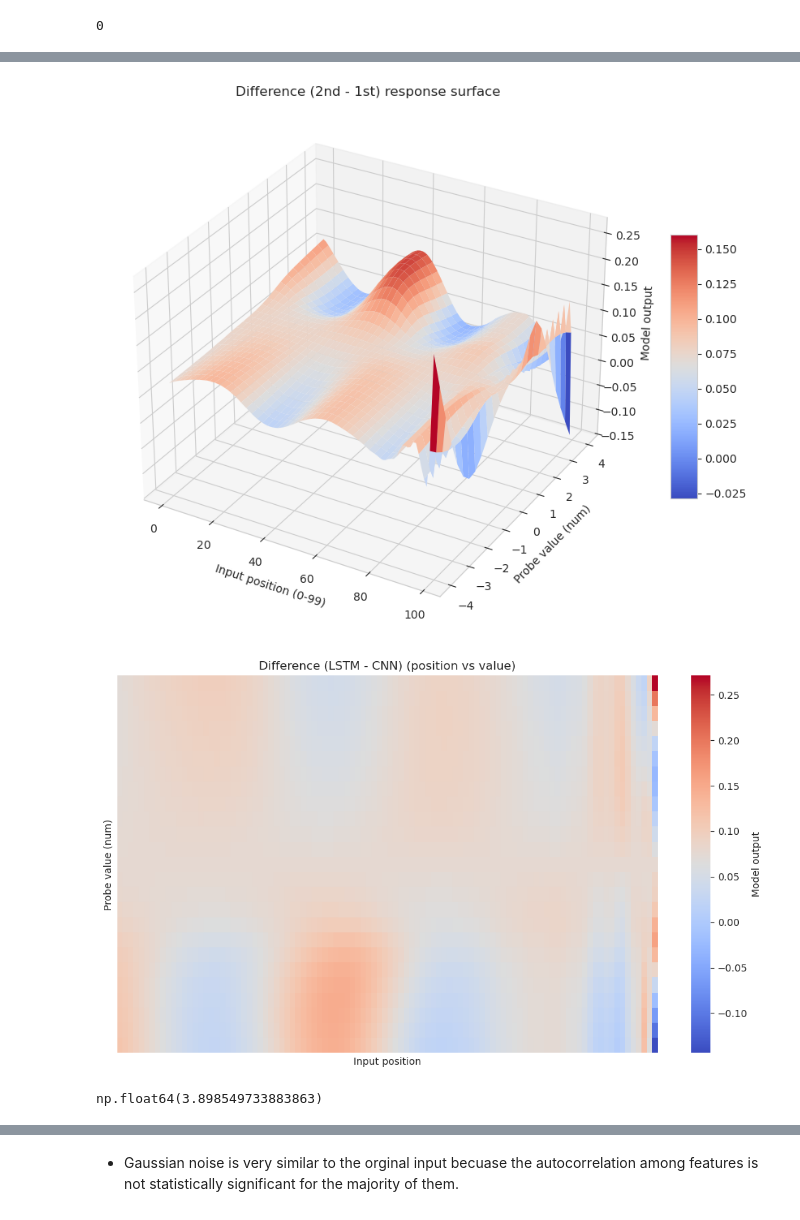
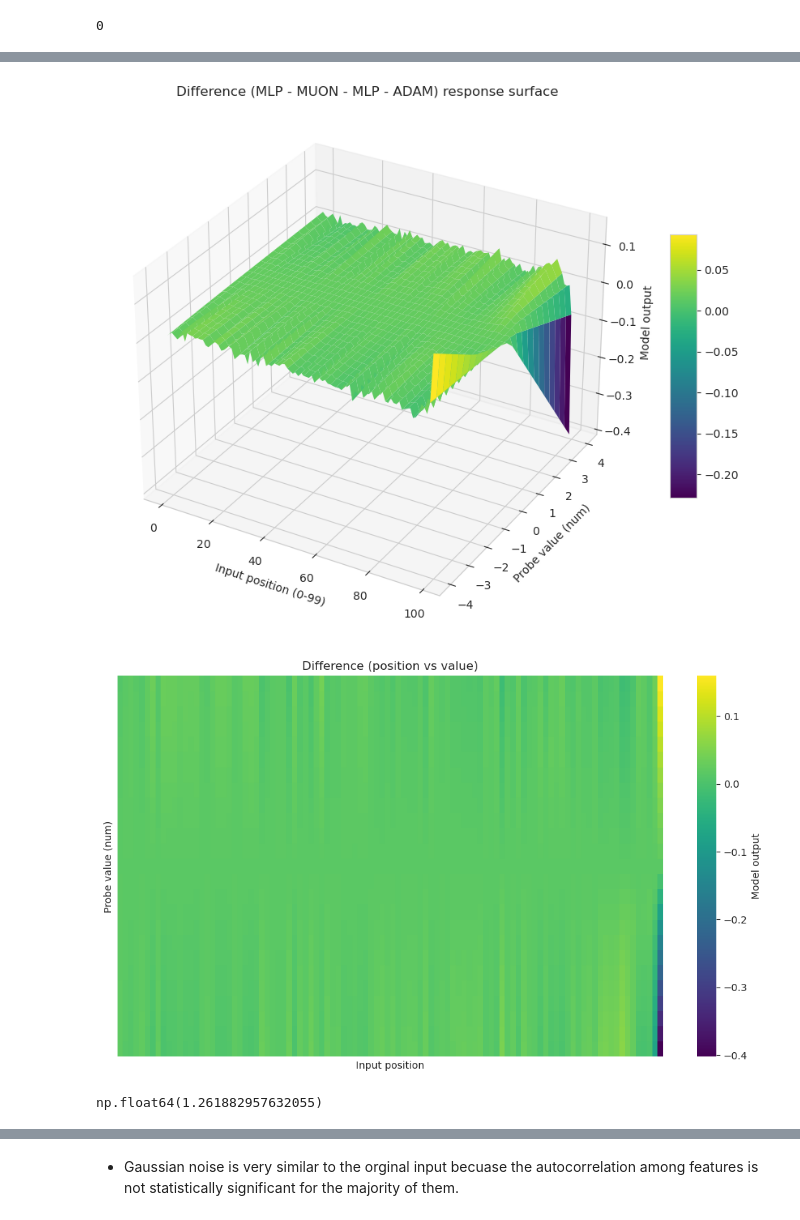
Before and after one commit to FedericoCortesi/finNN_code, a Jupyter notebook: src/benchmarks/forecast.ipynb, the cells around one changed output, grey strips where cells are left out. Drawn from its saved outputs; the diff is of its cells as text; code cells hidden in the pictures.

```diff
--- a/src/benchmarks/forecast.ipynb
+++ b/src/benchmarks/forecast.ipynb
@@ -802,19 +997,24 @@ size = 100
 ys = []
 nums = np.linspace(-4, 4, 25)
 sns.set_palette("dark")
-plt.figure(figsize=(12, 8))  # Set a larger figure size
+plt.figure(figsize=(16, 10))  # Set a larger figure size
 
+#sub = [models[1], models[3]]
+names = ["MLP - ADAM", "MLP - MUON"]
+
+markers = ['o', 's', '^', 'D', 'v', 'p', 'X', '*']
+print(val_mses)
 for i, model in enumerate(models):
     inner_ys = []
     for n in nums:
-        y = probe_num(model, cfg_lstm, size, num=n).ravel()[99]
+        y = probe_num(model, cfgs[i], size, num=n).ravel()[99]
         inner_ys.append(y)
 
     ys.append(inner_ys)
-    sns.lineplot(x=nums, y=inner_ys, label=f"Model {i+1}")  # Add legend for each model
+    plt.plot(nums, inner_ys, label=f"{names[i]} - lr {lr_list[i]:.4f} - MSE Val {val_mses[i]:.4f}", marker=markers[i % len(markers)])  # Allow matplotlib to auto-select marker and linestyle
 
 plt.xlabel("Probe Value (num)")
-plt.ylabel("Output at Position 99")
+plt.ylabel(r"Output at Position $t-1$")
 plt.title("Model Outputs for Different Probe Values")
 plt.legend(title="Models")  # Add a legend with a title
 plt.grid(True)
@@ -824,0 +1026,6 @@ plt.show()
+# %%
+n = 1
+plt.figure(figsize=(16,10))
+y_first = probe_num(sub[1], cfg_cnn, size, num=n).ravel()
+
+sns.barplot(y_first)
@@ -837,58 +1047,72 @@ size = 100                      # input dimension
 
 Z_first = np.zeros((len(nums), size))
 Z_second = np.zeros((len(nums), size))
+#Z_third = np.zeros((len(nums), size))
 Z_diff = np.zeros((len(nums), size))
 
 for i, n in enumerate(nums):
     # assuming probe_num returns shape (size,) or (size,1)
-    y_first = probe_num(models[0], cfg_lstm, size, num=n).ravel()
-    y_second = probe_num(models[1], cfg_lstm, size, num=n).ravel()
+    y_first = probe_num(models[0], cfgs[0], size, num=n).ravel()
+    y_second = probe_num(models[1], cfgs[1], size, num=n).ravel()
+#    y_third = probe_num(models[2], cfgs[2], size, num=n).ravel()
 
     Z_first[i, :] = y_first
     Z_second[i, :] = y_second
+#    Z_third[i, :] = y_third
     Z_diff[i, :] = y_second - y_first
 
 X, Y = np.meshgrid(np.arange(size), nums)  # X: position, Y: num
 
 fig = plt.figure(figsize=(10, 7))
 ax = fig.add_subplot(111, projection='3d')
-surf = ax.plot_surface(X, Y, Z_first, cmap="coolwarm", linewidth=0, antialiased=True)
+surf = ax.plot_surface(X, Y, Z_first, cmap="viridis", linewidth=0, antialiased=True)
 fig.colorbar(surf, ax=ax, shrink=0.5, aspect=10)
 ax.set_xlabel("Input position (0-99)")
 ax.set_ylabel("Probe value (num)")
-ax.set_zlabel("Model output")
-ax.set_title("First response surface")
+ax.set_zlabel(f"Model output")
+ax.set_title(f"{names[0]} response surface")
 plt.tight_layout()
 plt.show()
 
 fig = plt.figure(figsize=(10, 7))
 ax = fig.add_subplot(111, projection='3d')
-surf = ax.plot_surface(X, Y, Z_second, cmap="coolwarm", linewidth=0, antialiased=True)
+surf = ax.plot_surface(X, Y, Z_second, cmap="viridis", linewidth=0, antialiased=True)
+fig.colorbar(surf, ax=ax, shrink=0.5, aspect=10)
+ax.set_xlabel("Input position (0-99)")
+ax.set_ylabel("Probe value (num)")
+ax.set_zlabel(f"Model output")
+ax.set_title(f"{names[1]} response surface")
+plt.tight_layout()
+plt.show()
+
+#fig = plt.figure(figsize=(10, 7))
+#ax = fig.add_subplot(111, projection='3d')
+#surf = ax.plot_surface(X, Y, Z_third, cmap="viridis", linewidth=0, antialiased=True)
+#fig.colorbar(surf, ax=ax, shrink=0.5, aspect=10)
+#ax.set_xlabel("Input position (0-99)")
+#ax.set_ylabel("Probe value (num)")
+#ax.set_zlabel(f"Model output")
+#ax.set_title(f"{names[2]} response surface")
+#plt.tight_layout()
+#plt.show()
+
+fig = plt.figure(figsize=(10, 7))
+ax = fig.add_subplot(111, projection='3d')
+surf = ax.plot_surface(X, Y, Z_diff, cmap="viridis", linewidth=0, antialiased=True)
 fig.colorbar(surf, ax=ax, shrink=0.5, aspect=10)
 ax.set_xlabel("Input position (0-99)")
 ax.set_ylabel("Probe value (num)")
 ax.set_zlabel("Model output")
-ax.set_title("Second response surface")
-plt.tight_layout()
-plt.show()
-
-fig = plt.figure(figsize=(10, 7))
-ax = fig.add_subplot(111, projection='3d')
-surf = ax.plot_surface(X, Y, Z_diff, cmap="coolwarm", linewidth=0, antialiased=True)
-fig.colorbar(surf, ax=ax, shrink=0.5, aspect=10)
-ax.set_xlabel("Input position (0-99)")
-ax.set_ylabel("Probe value (num)")
-ax.set_zlabel("Model output")
-ax.set_title("Difference (2nd - 1st) response surface")
+ax.set_title(f"Difference ({names[1]} - {names[0]}) response surface")
 plt.tight_layout()
 plt.show()
 
 plt.figure(figsize=(10, 6))
-sns.heatmap(Z_diff, cmap="coolwarm", cbar_kws={'label': 'Model output'},
+sns.heatmap(Z_diff, cmap="viridis", cbar_kws={'label': 'Model output'},
             xticklabels=False, yticklabels=False)
 plt.xlabel("Input position")
 plt.ylabel("Probe value (num)")
-plt.title("Difference (LSTM - CNN) (position vs value)")
+plt.title("Difference (position vs value)")
 plt.tight_layout()
 plt.show()
 
@@ -899,6 +1123,6 @@ np.linalg.norm(Z_diff.reshape(-1,1))
-[figure, old version]
+[figure, new version]
-[figure, old version]
+[figure, new version]
-np.float64(3.898549733883863)
+np.float64(1.261882957632055)
 # %%
 y_uni = test_random_uniform(model_cnn, cfg_cnn, size=100, n_samples=1000, low=-1, high=1)
 
```
Also changed, not shown: parts of 22 cells of this notebook, 3 other files.
